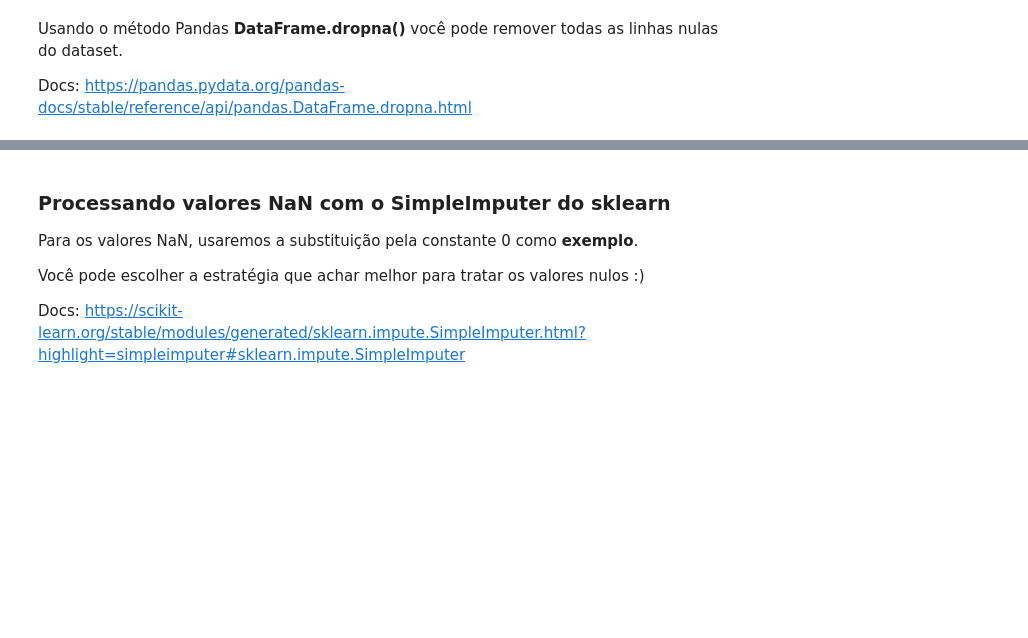
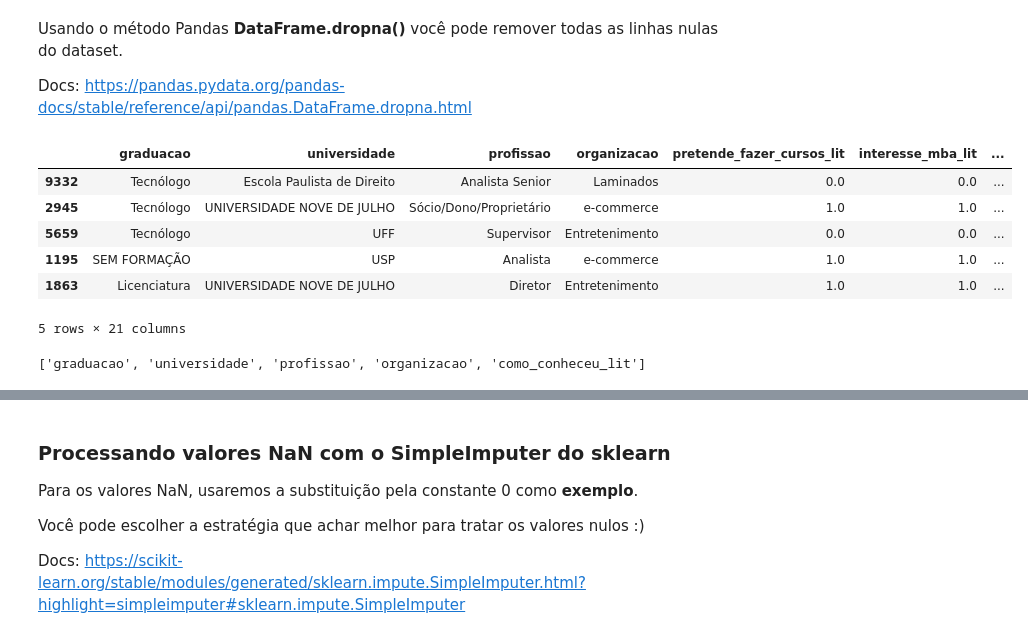
Before and after one commit to igorlpa/desafio-2-2020, a Jupyter notebook: Desafio 06/notebook.ipynb, the cells around one changed output, grey strips where cells are left out. Drawn from its saved outputs; the diff is of its cells as text; code cells hidden in the pictures; blank space fills up the shorter version.

Commit message:
Desafio 06
Melhor resultado com dropna, novas features, sem select e com Random forest(10)

```diff
--- a/Desafio 06/notebook.ipynb
+++ b/Desafio 06/notebook.ipynb
@@ -107,0 +115,4 @@ A coluna-alvo neste desafio é a coluna ``categoria``
+# %%
+for train_index, val_index in split.split(dataset, dataset.categoria):
+    data_train = dataset.loc[train_index]
+    data_val = dataset.loc[val_index]
@@ -124,0 +133,4 @@ print("Valores nulos no df_training_dataset após a transformação DropNA: \n\n
+# %%
+dd = data_train.dropna()
+# %%
+x_train = dd.drop(['id', 'importante_ter_certificado', 'categoria'], axis=1)
@@ -124,0 +139,22 @@ print("Valores nulos no df_training_dataset após a transformação DropNA: \n\n
+# %%
+x_train['rate1'] = x_train.modulos_finalizados/x_train.modulos_iniciados
+x_train['rate2'] = x_train.certificados /x_train.modulos_iniciados
+x_train['rate3'] = x_train.modulos_finalizados / x_train.total_modulos
+x_train['rate4'] = x_train.certificados/x_train.total_modulos
+x_train['rate5'] = x_train.modulos_iniciados/x_train.total_modulos
+x_train['rate6'] = x_train.certificados /x_train.modulos_finalizados
+x_train['rate7'] = x_train.certificados /x_train.total_modulos
+
+x_train['mul1'] = x_train.certificados * x_train.modulos_finalizados
+
+x_train['add1'] = x_train.certificados + x_train.modulos_finalizados
+# %%
+x_train.tail()
+# %% [output]
+|  | graduacao | universidade | profissao | organizacao | pretende_fazer_cursos_lit | interesse_mba_lit | ... |
+| 9332 | Tecnólogo | Escola Paulista de Direito | Analista Senior | Laminados | 0.0 | 0.0 | ... |
+| 2945 | Tecnólogo | UNIVERSIDADE NOVE DE JULHO | Sócio/Dono/Proprietário | e-commerce | 1.0 | 1.0 | ... |
+| 5659 | Tecnólogo | UFF | Supervisor | Entretenimento | 0.0 | 0.0 | ... |
+| 1195 | SEM FORMAÇÃO | USP | Analista | e-commerce | 1.0 | 1.0 | ... |
+| 1863 | Licenciatura | UNIVERSIDADE NOVE DE JULHO | Diretor | Entretenimento | 1.0 | 1.0 | ... |
+5 rows × 21 columns
@@ -124,0 +163,5 @@ print("Valores nulos no df_training_dataset após a transformação DropNA: \n\n
+# %%
+cat_cols = list(x_train.select_dtypes(include=['object']).columns)
+cat_cols
+# %% [output]
+['graduacao', 'universidade', 'profissao', 'organizacao', 'como_conheceu_lit']
```
Also changed, not shown: parts of 33 cells of this notebook, 4 other files.
